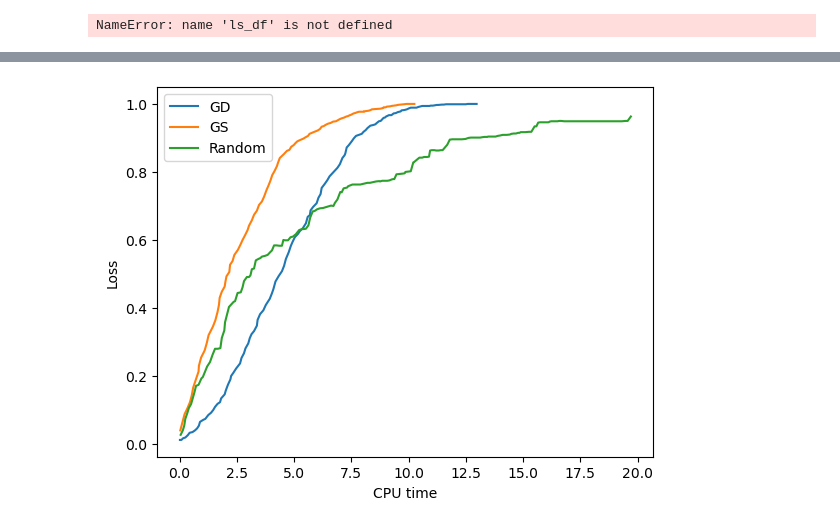
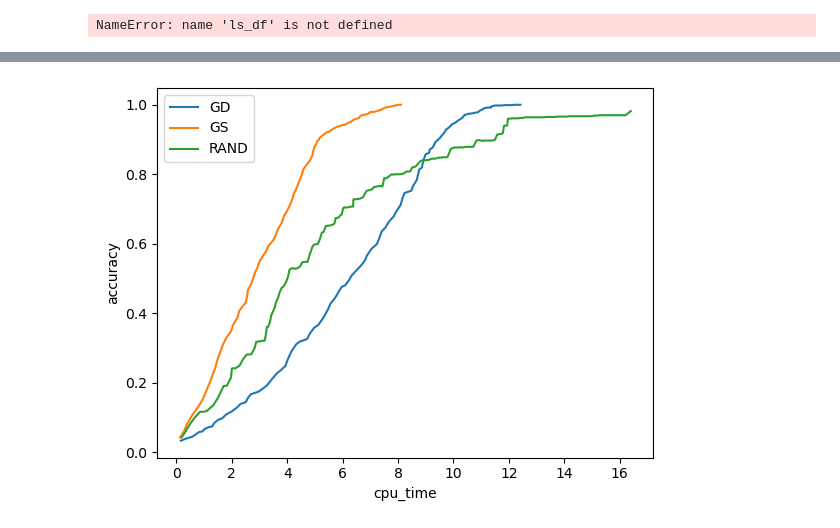
Before and after one commit to Aiecco/BCGD-methods, a Jupyter notebook: HW scratch.ipynb, the cells around one changed output, grey strips where cells are left out. Saved outputs shown, nothing was run; the diff lists cells and outputs as text; code cells hidden in the pictures.

```diff
--- a/HW scratch.ipynb
+++ b/HW scratch.ipynb
@@ -302,7 +292,7 @@ plot_hist('cpu_time', 'loss')
-# %%
-plot_hist('cpu_time', 'accuracy')
-# %% [output]
-[figure, removed]
+# %%
+plot_hist('cpu_time', 'accuracy', [hist_gd_df[gd_sele], hist_BCGD_GS_df[gs_sele], hist_BCGD_rand_df[rand_sele]], ['GD', 'GS', 'RAND'])
+# %% [output]
+[figure, added]
 # %%
 from ucimlrepo import fetch_ucirepo
 from sklearn.preprocessing import OneHotEncoder
```
Also changed, not shown: parts of 15 cells of this notebook.
